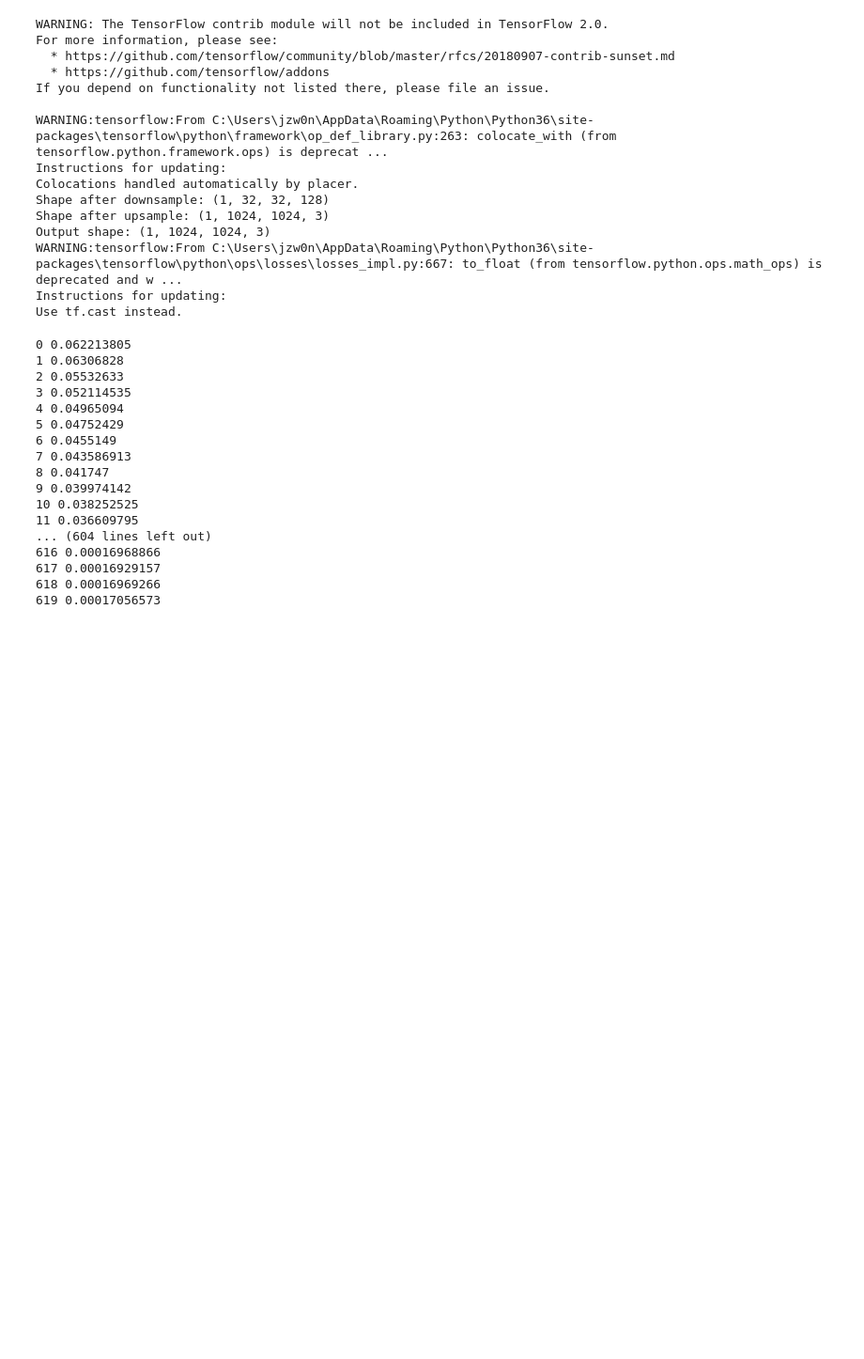
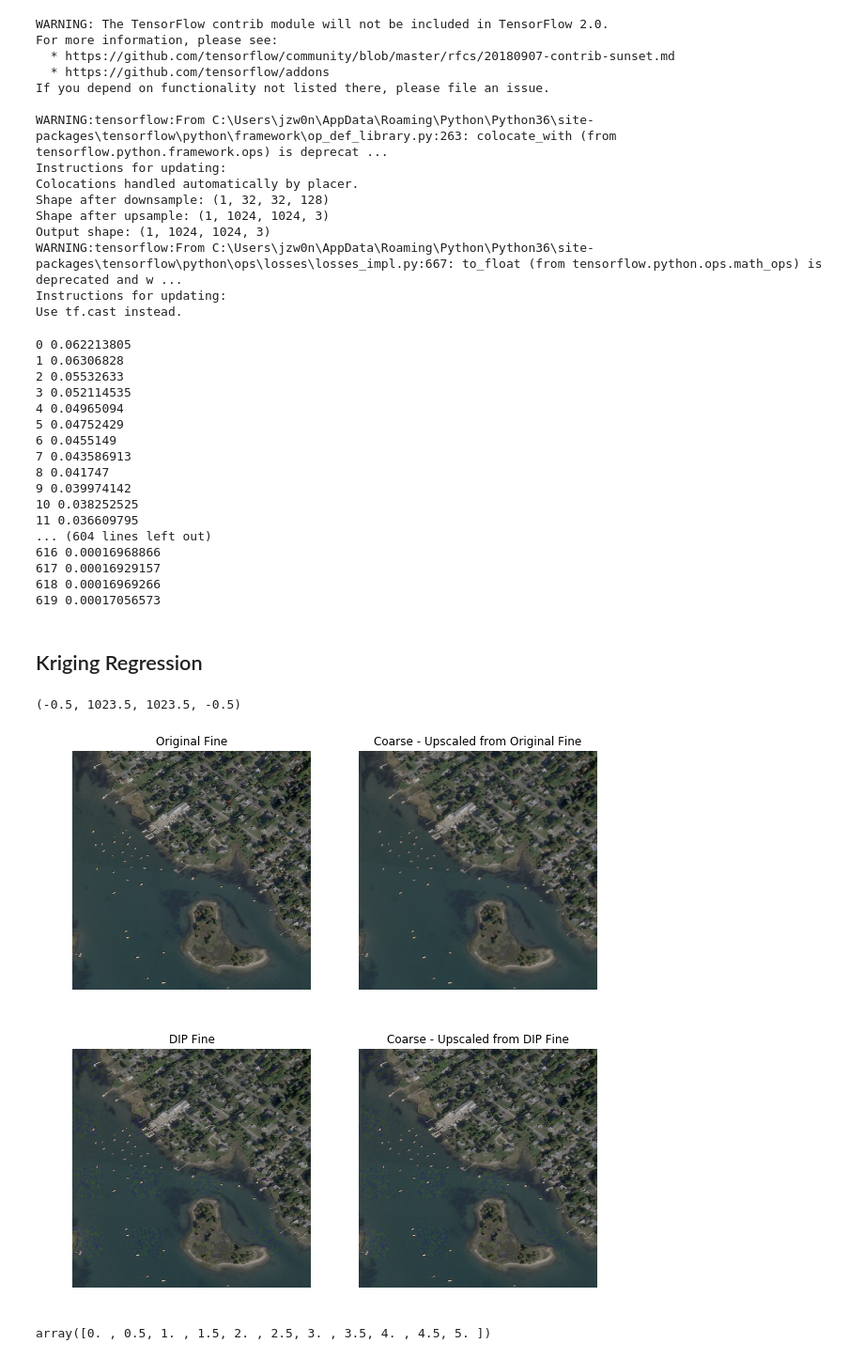
Before and after one commit to zhwang0/dip-kriging, a Jupyter notebook: dirKriging.ipynb, the cells around one changed output. Shown at 94% size. Cells and saved outputs as stored; diff of their text form; code cells hidden in the pictures; blank space fills up the shorter version.

Commit message:
update kriging

```diff
--- a/dirKriging.ipynb
+++ b/dirKriging.ipynb
@@ -238,3 +247,35 @@ for i in range(4001):
 617 0.00016929157
 618 0.00016969266
 619 0.00017056573
+# %% [markdown]
+## Kriging Regression
+# %%
+img_f = imread(image_name).astype(float) / 255
+img_c = imread('output/corrupt.png').astype(float) / 255
+img_f_dip = imread('output/1300_p_1024.png').astype(float) / 255
+# %%
+# display
+fig, axes = plt.subplots(1, 2, figsize=(10, 10))
+
+axes[0].imshow(img_f)
+axes[0].set_title('Original Fine')
+axes[0].axis('off')
+
+axes[1].imshow(img_c)
+axes[1].set_title('Coarse - Upscaled from Original Fine')
+axes[1].axis('off')
+
+# display
+fig, axes = plt.subplots(1, 2, figsize=(10, 10))
+
+axes[0].imshow(img_f_dip)
+axes[0].set_title('DIP Fine')
+axes[0].axis('off')
+
+axes[1].imshow(img_f_dip)
+axes[1].set_title('Coarse - Upscaled from DIP Fine')
+axes[1].axis('off')
+# %% [output]
+(-0.5, 1023.5, 1023.5, -0.5)
+[figure, added]
+[figure, added]
@@ -240,0 +303,4 @@ for i in range(4001):
+# %%
+z, ss = UK.execute('grid', loc[:,0], loc[:,1])
+# %% [output]
+array([0. , 0.5, 1. , 1.5, 2. , 2.5, 3. , 3.5, 4. , 4.5, 5. ])
```
Also changed, not shown: parts of 13 cells of this notebook.
